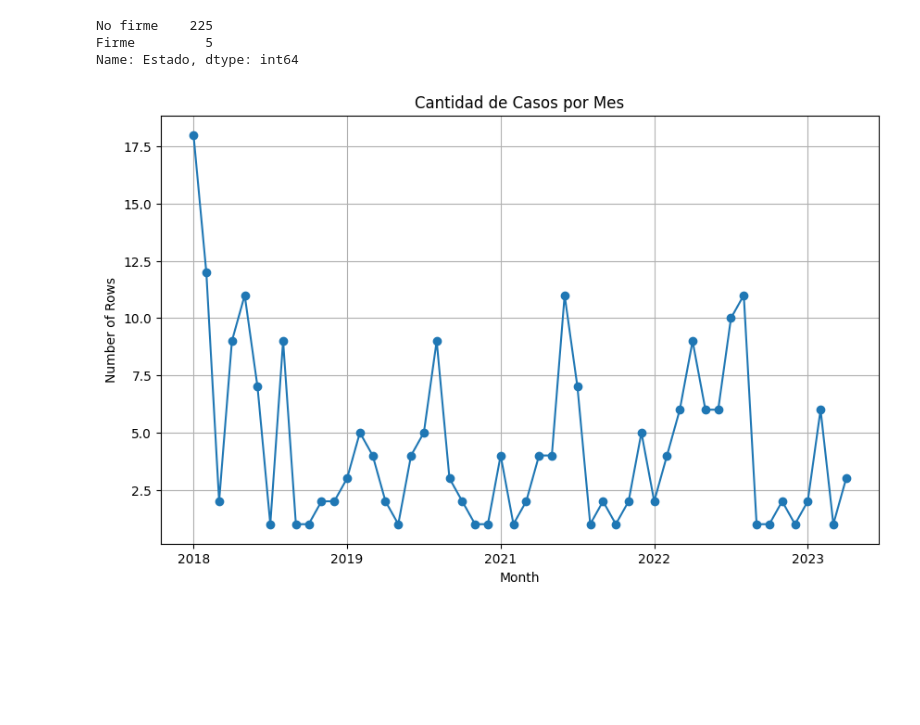
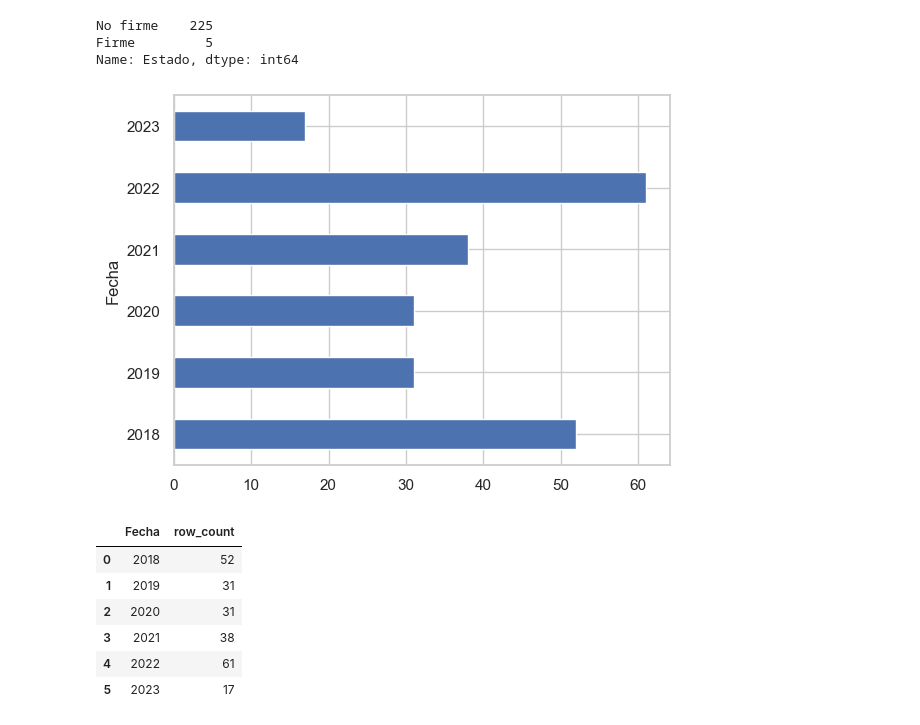
Before and after one commit to gomezgaston/Data_Compliance_Analysis, a Jupyter notebook: EDA.ipynb, the cells around one changed output. Cells and saved outputs as stored; diff of their text form; code cells hidden in the pictures; blank space fills up the shorter version.

```diff
--- a/EDA.ipynb
+++ b/EDA.ipynb
@@ -326,24 +326,18 @@ df_arg["Estado"].value_counts()
 No firme    225
 Firme         5
 Name: Estado, dtype: int64
-# %%
-df_arg["Fecha"] = pd.to_datetime(df_arg["Fecha"], format='%d/%m/%Y')
-
-monthly_counts = df_arg.groupby(df_arg['Fecha'].dt.to_period("M")).size().reset_index(name='row_count')
-
-monthly_counts['Fecha'] = monthly_counts['Fecha'].astype(str)
-
-monthly_counts['Year'] = monthly_counts['Fecha'].str[:4]
-
-plt.figure(figsize=(10, 6))
-plt.plot(monthly_counts['Fecha'], monthly_counts['row_count'], marker='o', linestyle='-')
-
-plt.xticks(monthly_counts['Fecha'][::12], monthly_counts['Year'][::12])
-
-plt.title('Cantidad de Casos por Mes en Argentina')
-plt.xlabel('Month')
-plt.ylabel('Number of Rows')
-plt.grid(True)
-plt.show()
-# %% [output]
-[figure, removed]
+# %%
+
+year_counts = df_arg.groupby(df_arg['Fecha'].dt.to_period("Y")).size().plot(kind="barh")
+# %% [output]
+[figure, added]
+# %%
+year_counts
+# %% [output]
+|  | Fecha | row_count |
+| 0 | 2018 | 52 |
+| 1 | 2019 | 31 |
+| 2 | 2020 | 31 |
+| 3 | 2021 | 38 |
+| 4 | 2022 | 61 |
+| 5 | 2023 | 17 |
```
Also changed, not shown: parts of 1 cell of this notebook, 2 other files.
